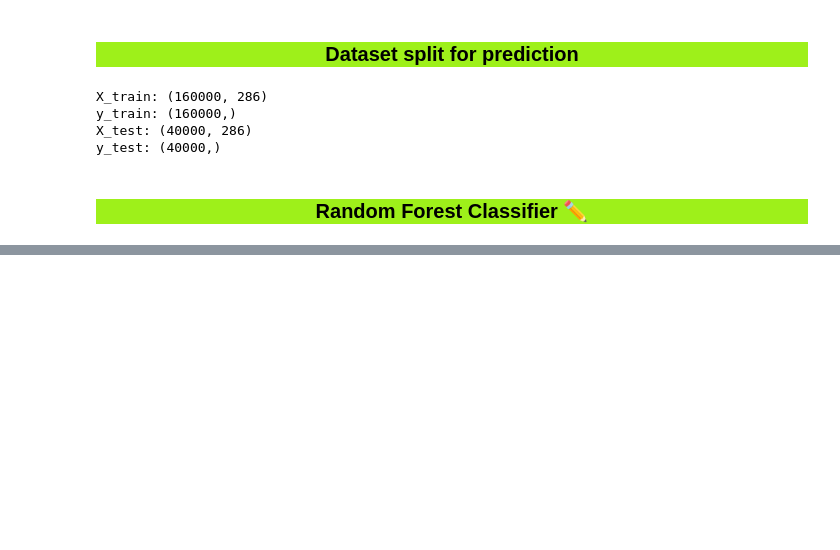
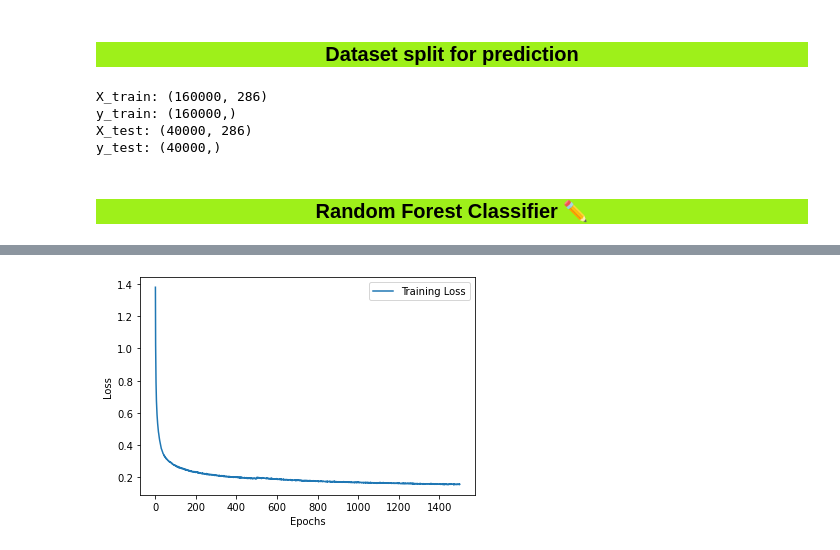
Before and after one commit to cloud-erik/5509, a Jupyter notebook: random-forest.ipynb, the cells around one changed output, grey strips where cells are left out. Cells and saved outputs as stored; diff of their text form; code cells hidden in the pictures; blank space fills up the shorter version.

```diff
--- a/random-forest.ipynb
+++ b/random-forest.ipynb
@@ -585,0 +793,6 @@ One vs. All SVM:
+# %%
+# fit Model on full data
+
+model.fit(tf.convert_to_tensor(X), tf.convert_to_tensor(y), epochs=1000)
+
+#model.evaluate(tf.convert_to_tensor(X_test.values), tf.convert_to_tensor(y_test))
@@ -585,0 +818,13 @@ One vs. All SVM:
+# %%
+training_loss.extend(list(model.history.history['loss']))
+epochs = len(training_loss)
+# %%
+
+plt.plot(list(range(1,epochs+1,1)), training_loss, label='Training Loss')
+plt.xlabel('Epochs')
+plt.ylabel('Loss')
+plt.legend()
+
+plt.show()
+# %% [output]
+[figure, added]
```
Also changed, not shown: parts of 67 cells of this notebook.
